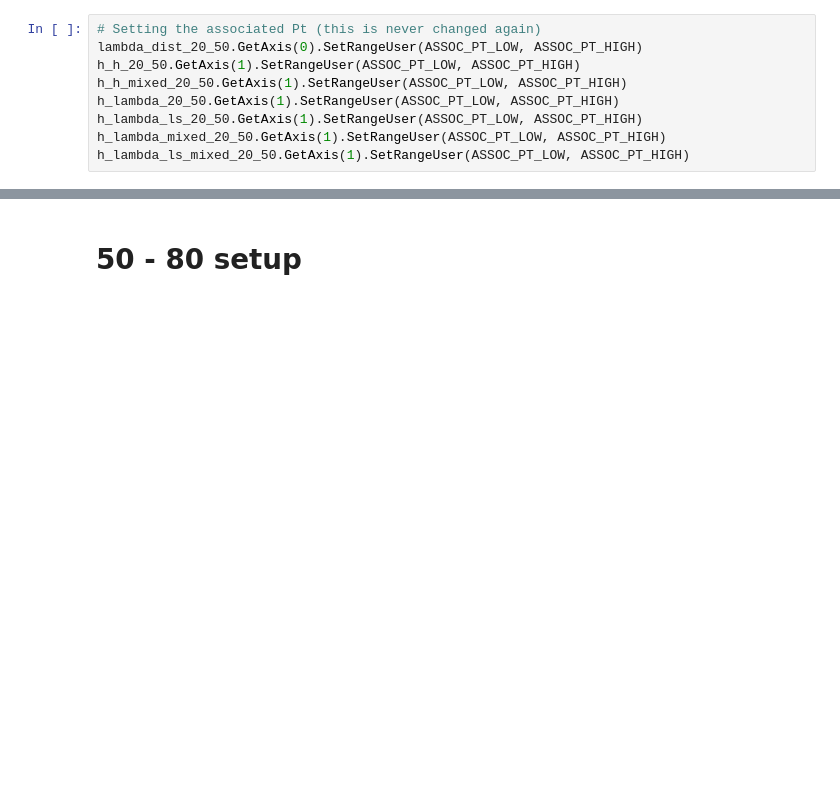
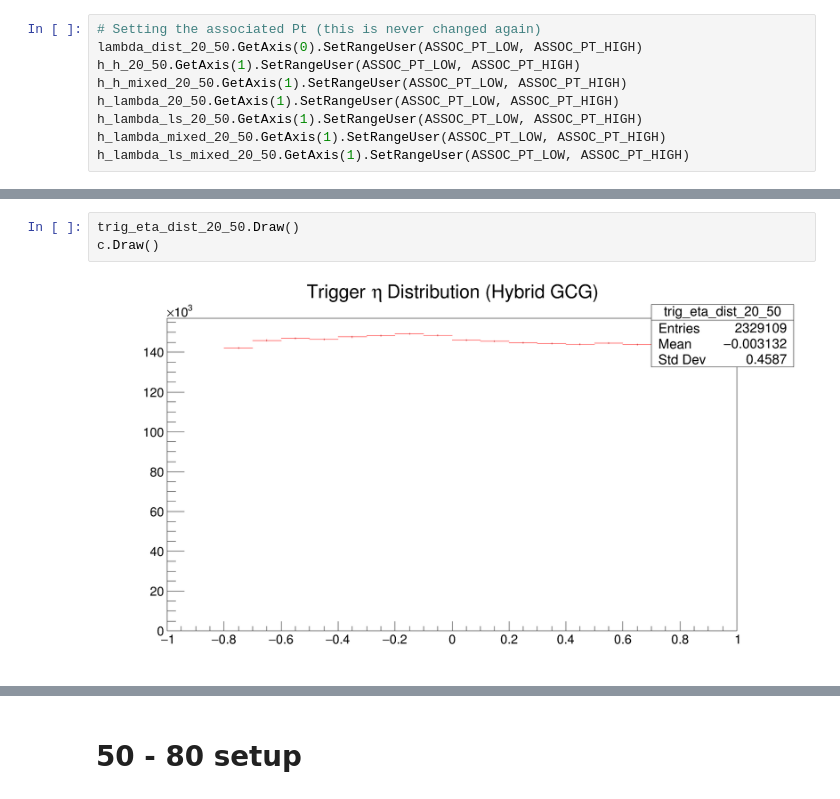
Before and after one commit to rhanniga/lambda-over-hadron, a Jupyter notebook: data/offline/full_offline_analysis.ipynb, the cells around one changed output, grey strips where cells are left out. Drawn from its saved outputs; the diff is of its cells as text; blank space fills up the shorter version.

```diff
--- a/data/offline/full_offline_analysis.ipynb
+++ b/data/offline/full_offline_analysis.ipynb
@@ -102,0 +114,5 @@ Warning in <TROOT::Append>: Replacing existing TH1: fTriggeredLambdaDist_proj_0
+# %%
+trig_eta_dist_20_50.Draw()
+c.Draw()
+# %% [output]
+[figure, added]
```
Also changed, not shown: parts of 15 cells of this notebook.
